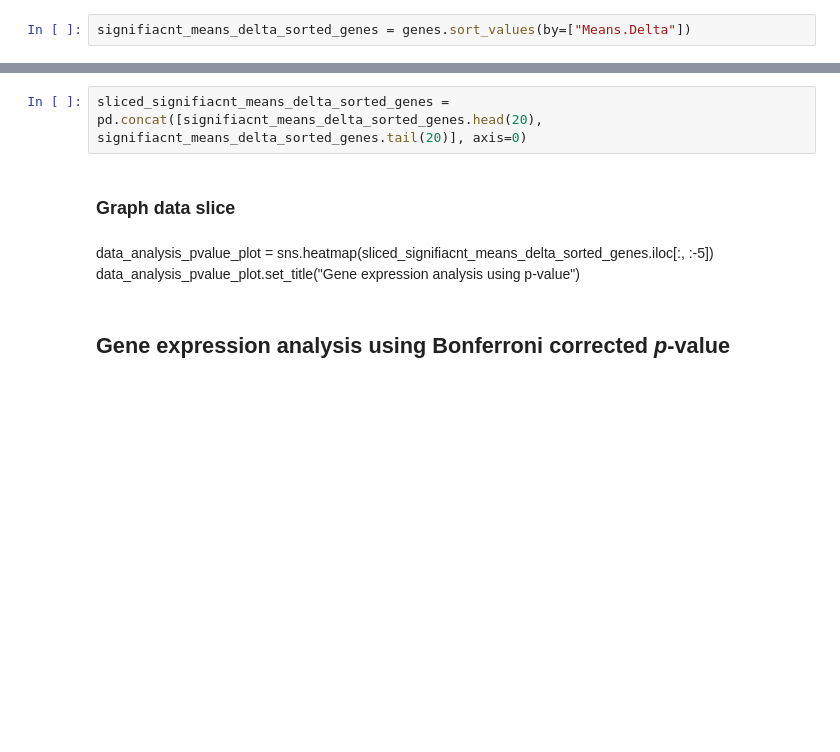
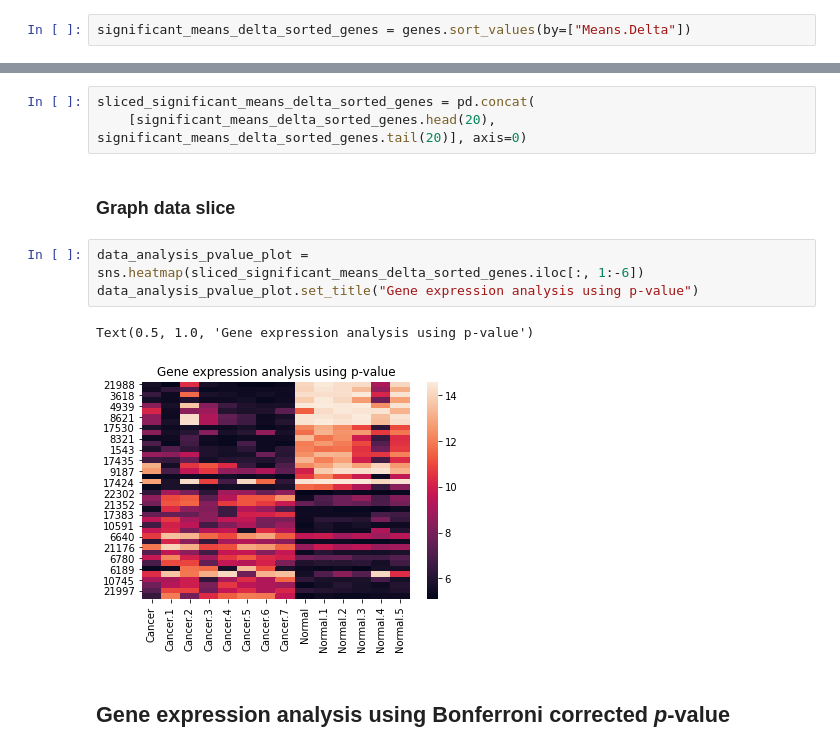
Before and after one commit to mzamayias/uni-work, a Jupyter notebook: lab/assignments/assignment_1/assignment_1.ipynb, the cells around one changed output, grey strips where cells are left out. Saved outputs shown, nothing was run; the diff lists cells and outputs as text; blank space fills up the shorter version.

```diff
--- a/lab/assignments/assignment_1/assignment_1.ipynb
+++ b/lab/assignments/assignment_1/assignment_1.ipynb
@@ -75,16 +74,20 @@ genes['Significant'] = genes[genes['p-value']<alpha]['p-value']
 # %% [markdown]
 ### Sort genes with `p-value < 0.05` by `Means.Delta`
 # %%
-signifiacnt_means_delta_sorted_genes = genes.sort_values(by=["Means.Delta"])
+significant_means_delta_sorted_genes = genes.sort_values(by=["Means.Delta"])
 # %% [markdown]
 ### Slice sorted data
 # %%
-sliced_signifiacnt_means_delta_sorted_genes = pd.concat([signifiacnt_means_delta_sorted_genes.head(20), signifiacnt_means_delta_sorted_genes.tail(20)], axis=0)
+sliced_significant_means_delta_sorted_genes = pd.concat(
+    [significant_means_delta_sorted_genes.head(20), significant_means_delta_sorted_genes.tail(20)], axis=0)
 # %% [markdown]
 ### Graph data slice
-# %% [markdown]
-data_analysis_pvalue_plot = sns.heatmap(sliced_signifiacnt_means_delta_sorted_genes.iloc[:, :-5])
-data_analysis_pvalue_plot.set_title("Gene expression analysis using p-value")
+# %%
+data_analysis_pvalue_plot = sns.heatmap(sliced_significant_means_delta_sorted_genes.iloc[:, 1:-6])
+data_analysis_pvalue_plot.set_title("Gene expression analysis using p-value")
+# %% [output]
+Text(0.5, 1.0, 'Gene expression analysis using p-value')
+[figure, added]
 # %% [markdown]
 ## Gene expression analysis using Bonferroni corrected *p*-value
 # %% [markdown]
```
Also changed, not shown: parts of 22 cells of this notebook.
